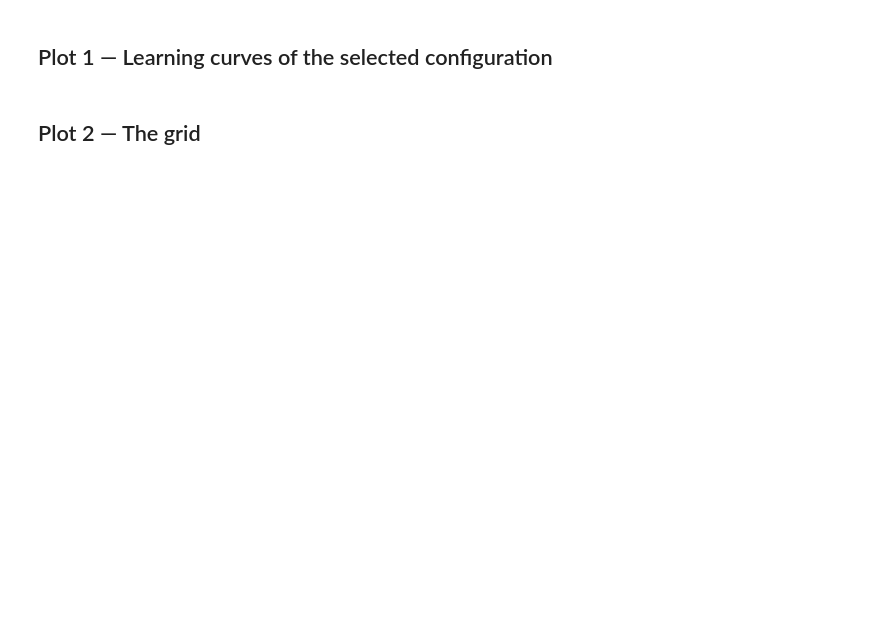
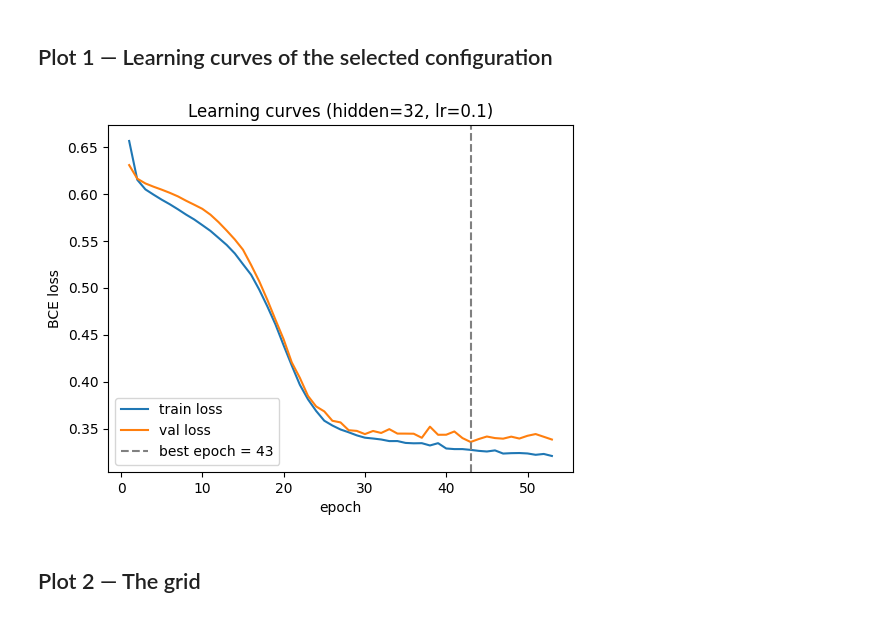
Before and after one commit to rhddnjs1974/machine-learning-project, a Jupyter notebook: lab04_2/notebooks/lab04_2_visualization.ipynb, the cells around one changed output. Saved outputs shown, nothing was run; the diff lists cells and outputs as text; code cells hidden in the pictures; blank space fills up the shorter version.

```diff
--- a/lab04_2/notebooks/lab04_2_visualization.ipynb
+++ b/lab04_2/notebooks/lab04_2_visualization.ipynb
@@ -40,2 +39,18 @@ best, results['val'], results['test']
+# %%
+epochs = range(1, len(history['train_loss'])+1)
+
+fig, ax = plt.subplots(figsize=(6, 4.5))
+ax.plot(epochs, history['train_loss'], label='train loss')
+ax.plot(epochs, history['val_loss'], label='val loss')
+ax.axvline(history['best_epoch'], linestyle='--', color='gray',
+           label=f"best epoch = {history['best_epoch']}")
+ax.set_xlabel('epoch')
+ax.set_ylabel('BCE loss')
+ax.set_title(f"Learning curves (hidden={best['hidden_size']}, lr={best['lr']})")
+ax.legend()
+plt.savefig('fig1.png', dpi=150, bbox_inches='tight')
+plt.show()
+# %% [output]
+[figure, added]
 # %% [markdown]
 ## Plot 2 — The grid
```
Also changed, not shown: parts of 6 cells of this notebook, 7 other files.
